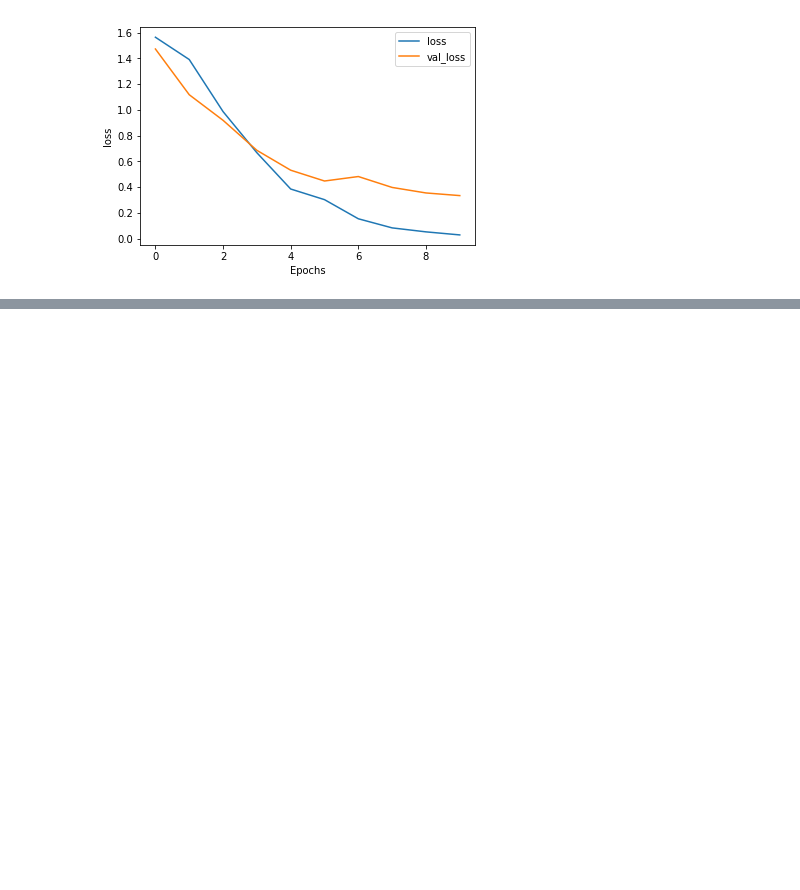
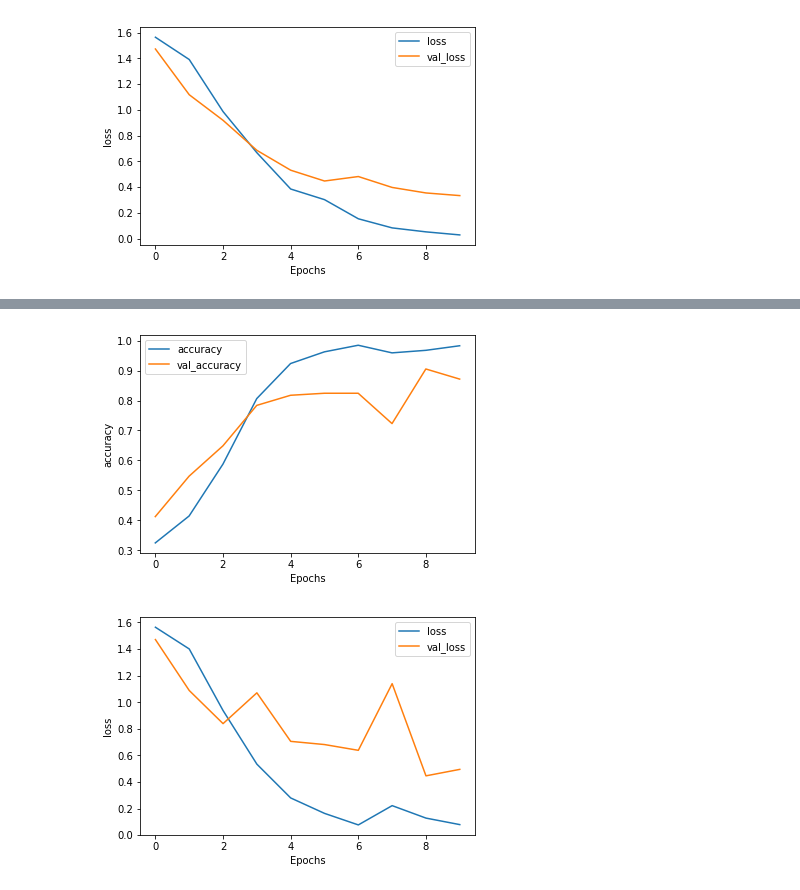
Before and after one commit to ZhuochaoZhong/Deep-Learning-with-TF, a Jupyter notebook: BBC-RNN Classification.ipynb, the cells around one changed output, grey strips where cells are left out. Cells and saved outputs as stored; diff of their text form; code cells hidden in the pictures; blank space fills up the shorter version.

Commit message:
pre train embedding for BBCsport

```diff
--- a/BBC-RNN Classification.ipynb
+++ b/BBC-RNN Classification.ipynb
@@ -342,3 +346,24 @@ Epoch 10/10
 19/19 [==============================] - 11s 556ms/step - loss: 0.0287 - accuracy: 0.9966 - val_loss: 0.3341 - val_accuracy: 0.9324
 [figure]
 [figure]
+# %%
+sport_model3 = tf.keras.Sequential([
+    tf.keras.layers.Embedding(3000, 128),
+    tf.keras.layers.Bidirectional(tf.keras.layers.LSTM(128, return_sequences=True)),
+    tf.keras.layers.Bidirectional(tf.keras.layers.LSTM(64, dropout=0.5, recurrent_dropout=0.3)),
+    tf.keras.layers.Dense(64, activation='relu'),
+    tf.keras.layers.Dropout(0.5),
+    tf.keras.layers.Dense(5, activation='softmax')
+])
+
+sport_model3.compile(
+    optimizer='adam',
+    loss='sparse_categorical_crossentropy',
+    metrics=['accuracy']
+)
+
+sport_history3 = sport_model3.fit(sport_train_pad, sport_train_labels, epochs=10, validation_data=(sport_test_pad, sport_test_labels))
+
+plot_graphs(sport_history3, "accuracy")
+plot_graphs(sport_history3, "loss")
+# %% [output]
@@ -344,0 +390,2 @@ Epoch 10/10
+[figure, added]
+[figure, added]
```
Also changed, not shown: parts of 3 cells of this notebook, 3 other files.
